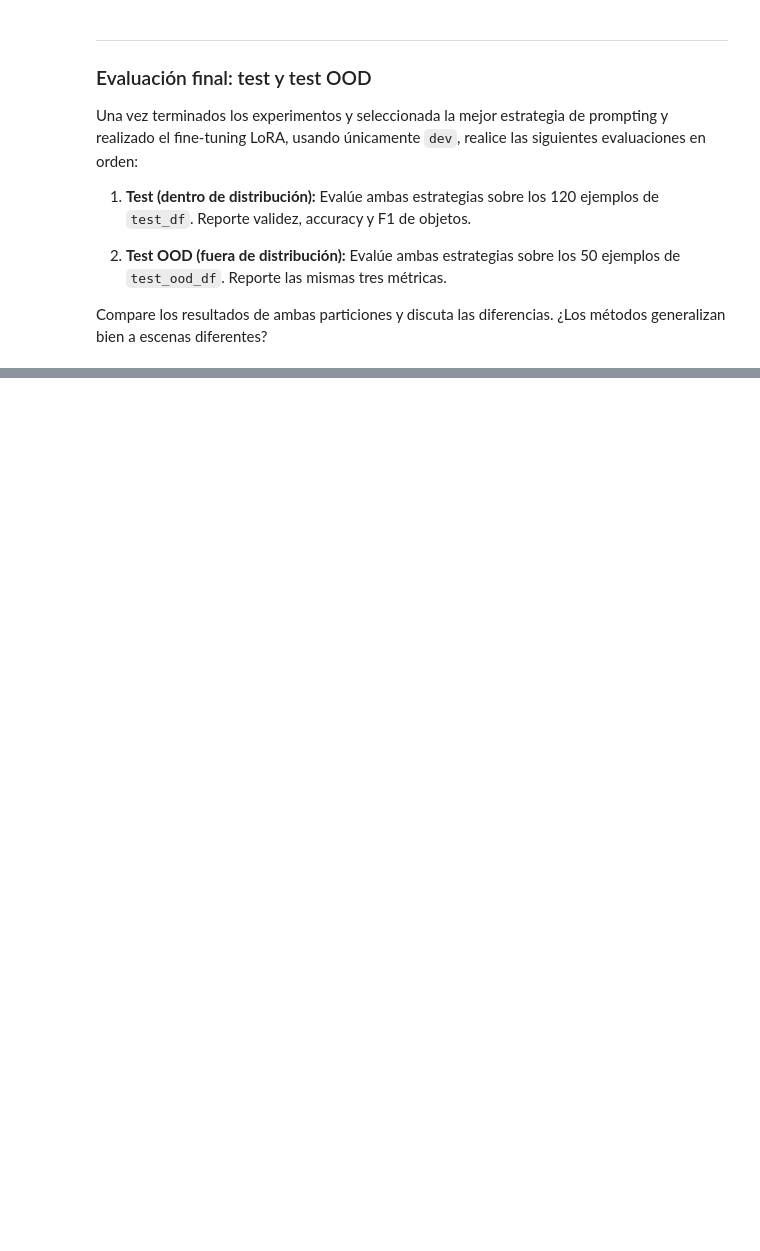
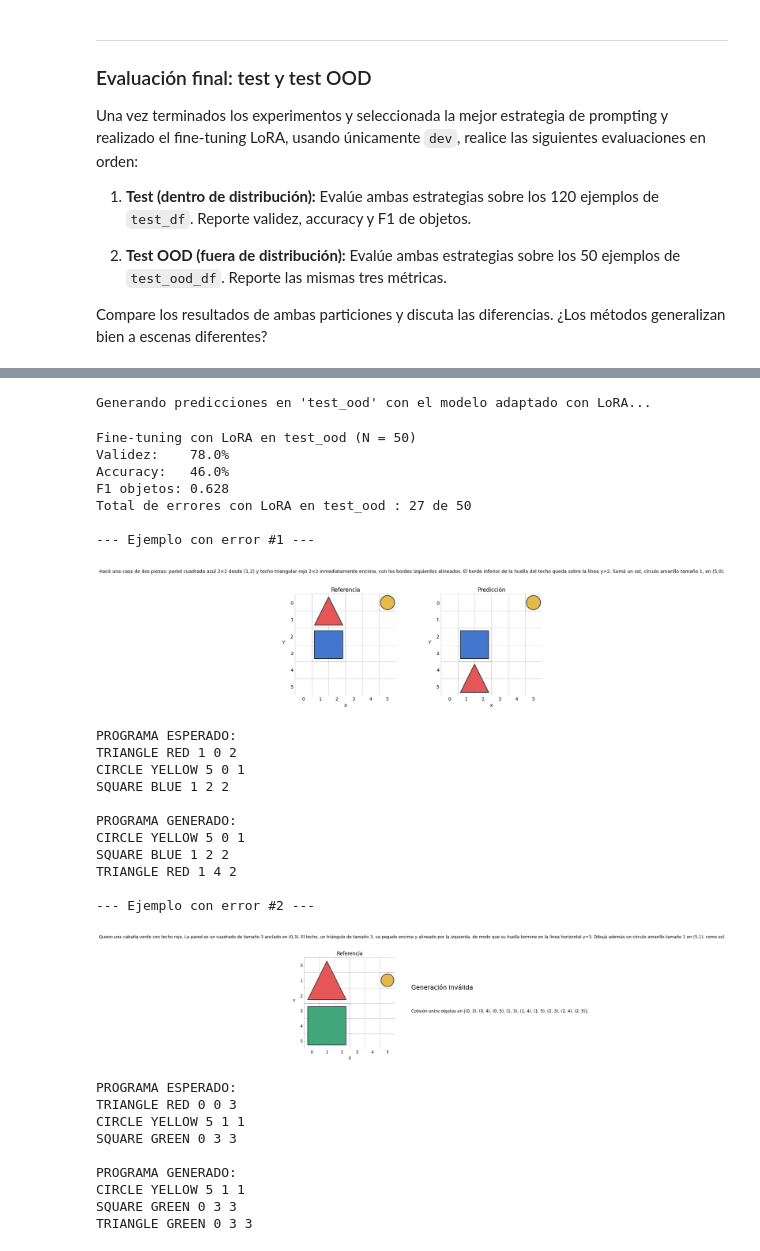
Before and after one commit to santitucci/MCDAA_RNLN_Grupo_13_Lab2, a Jupyter notebook: RNLN_2026_lab2.ipynb, the cells around one changed output, grey strips where cells are left out. Drawn from its saved outputs; the diff is of its cells as text; code cells hidden in the pictures; blank space fills up the shorter version.

```diff
--- a/RNLN_2026_lab2.ipynb
+++ b/RNLN_2026_lab2.ipynb
@@ -1495,3 +1971,83 @@ Compare los resultados de ambas particiones y discuta las diferencias. ¿Los mé
+# %%
+# Evaluar sobre test_ood_df con el modelo Fine-tuned con LoRA
+from tqdm import auto as tqdm_auto
+import pandas as pd
+from peft import PeftModel
+
+LORA_DIR = "./modelo_con_lora"
+
+# Asegurar que el modelo tenga los adaptadores LoRA cargados y activos
+if not isinstance(model, PeftModel):
+    if hasattr(model, "peft_config"):
+        delattr(model, "peft_config")
+    model = PeftModel.from_pretrained(model, LORA_DIR)
+    model.eval()
+    model.config.use_cache = True
+else:
+    model.enable_adapter_layers()
+    model.eval()
+
+predictions_lora_test_ood = []
+
+print("Generando predicciones en 'test_ood' con el modelo adaptado con LoRA...")
+for i in tqdm_auto.tqdm(range(test_ood_df.shape[0])):
+    instruccion_actual = test_ood_df.iloc[i]['instruccion']
+
+    # Usamos la misma estructura de mensajes que en el entrenamiento de LoRA
+    messages = build_messages(instruccion_actual)
+
+    # Generamos la respuesta con nuestro modelo adaptado
+    programa_generado = generate_response(messages, max_new_tokens=96)
+    predictions_lora_test_ood.append(programa_generado)
+
+# Evaluar los resultados
+resultados_lora_test_ood = evaluate_predictions(test_ood_df, predictions_lora_test_ood)
+show_metrics(resultados_lora_test_ood, name='Fine-tuning con LoRA en test_ood')
+
+# Filtrar errores para análisis
+errores_lora_idx_test_ood = resultados_lora_test_ood.index[~resultados_lora_test_ood['exacto']].tolist()
+print(f"Total de errores con LoRA en test_ood : {len(errores_lora_idx_test_ood)} de {len(test_ood_df)}")
+
+# Visualizar dos ejemplos de error con el modelo adaptado
+if len(errores_lora_idx_test_ood) >= 2:
+    print("\n--- Ejemplo con error #1 ---")
+    compare_drawings(resultados_lora_test_ood, index=errores_lora_idx_test_ood[0])
+    print("\n--- Ejemplo con error #2 ---")
+    compare_drawings(resultados_lora_test_ood, index=errores_lora_idx_test_ood[1])
+elif len(errores_lora_idx_test_ood) >= 1:
+    print("\n--- Ejemplo con error ---")
+    compare_drawings(resultados_lora_test_ood, index=errores_lora_idx_test_ood[0])
+# %% [output]
+Generando predicciones en 'test_ood' con el modelo adaptado con LoRA...
+Fine-tuning con LoRA en test_ood (N = 50)
+Validez:    78.0%
+Accuracy:   46.0%
+F1 objetos: 0.628
+Total de errores con LoRA en test_ood : 27 de 50
+
+--- Ejemplo con error #1 ---
+[figure, added]
+PROGRAMA ESPERADO:
+TRIANGLE RED 1 0 2
+CIRCLE YELLOW 5 0 1
+SQUARE BLUE 1 2 2
+
+PROGRAMA GENERADO:
+CIRCLE YELLOW 5 0 1
+SQUARE BLUE 1 2 2
+TRIANGLE RED 1 4 2
+
+--- Ejemplo con error #2 ---
+[figure, added]
+PROGRAMA ESPERADO:
+TRIANGLE RED 0 0 3
+CIRCLE YELLOW 5 1 1
+SQUARE GREEN 0 3 3
+
+PROGRAMA GENERADO:
+CIRCLE YELLOW 5 1 1
+SQUARE GREEN 0 3 3
+TRIANGLE GREEN 0 3 3
 # %% [markdown]
 ### Análisis de resultados
 
```
Also changed, not shown: parts of 36 cells of this notebook, 6 other files.
